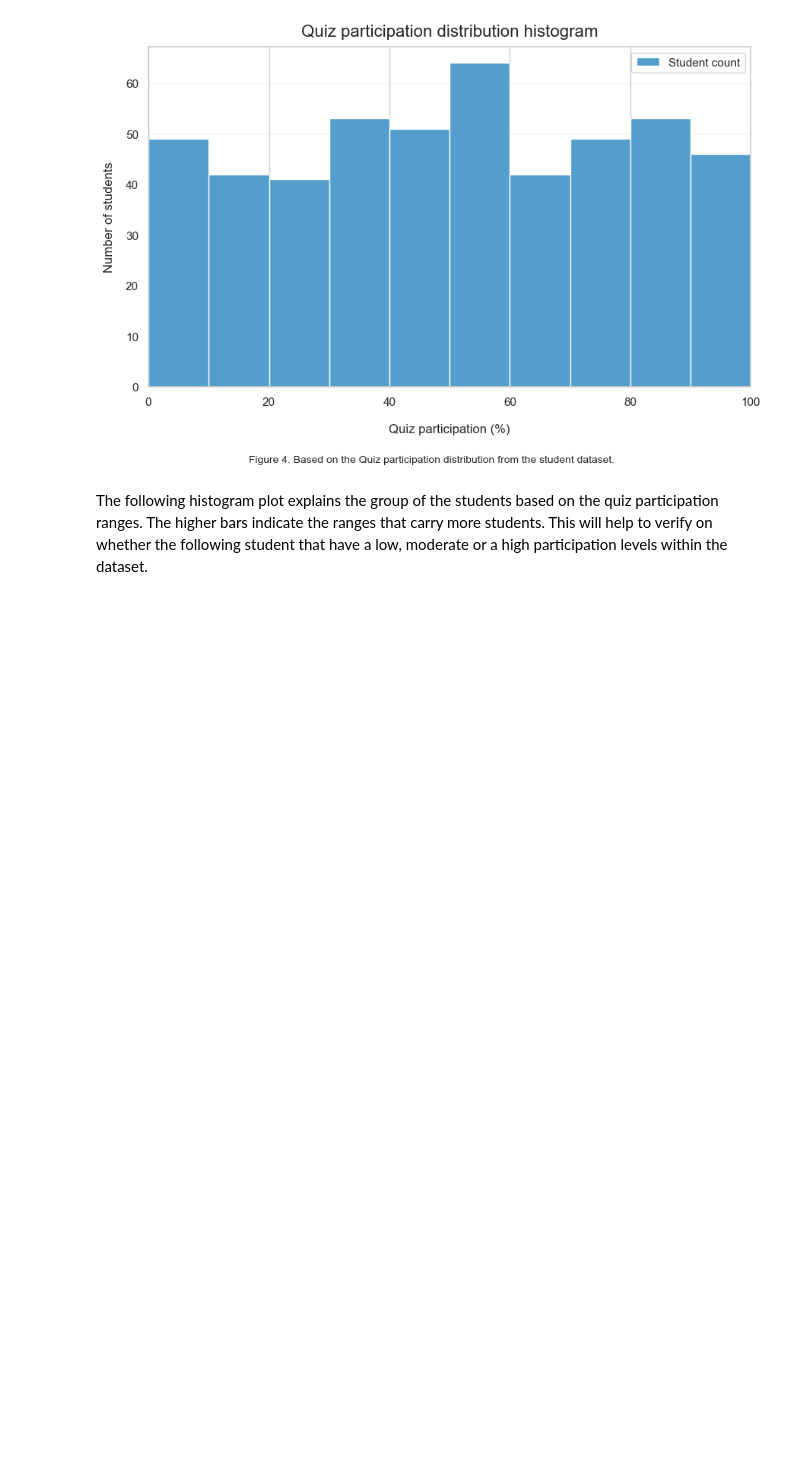
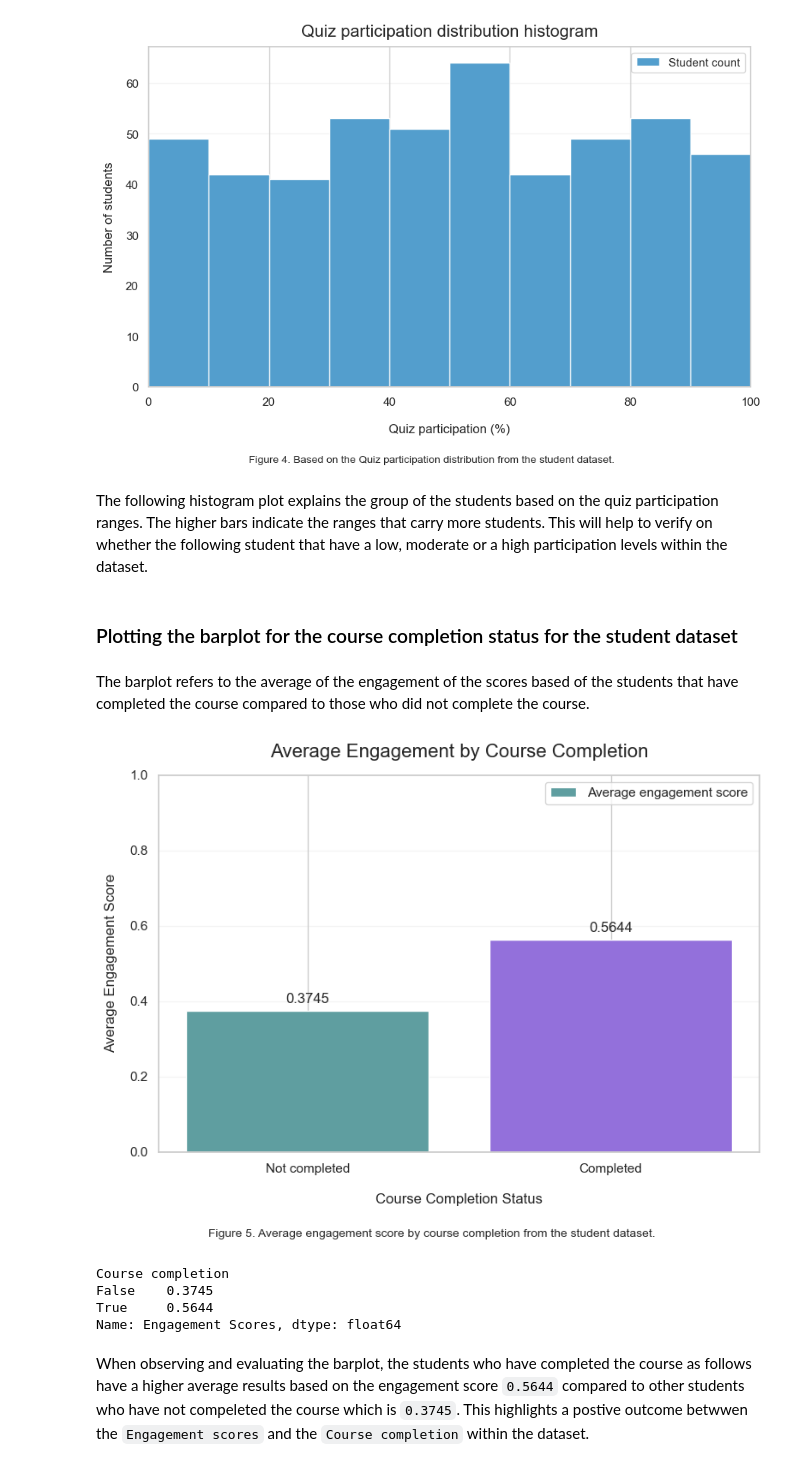
Before and after one commit to x26137216/CA1_AI_Programming, a Jupyter notebook: CA1_AI_Programming.ipynb, the cells around one changed output. Drawn from its saved outputs; the diff is of its cells as text; code cells hidden in the pictures; blank space fills up the shorter version.

```diff
--- a/CA1_AI_Programming.ipynb
+++ b/CA1_AI_Programming.ipynb
@@ -718,3 +718,49 @@ plt.show()
 [figure]
 # %% [markdown]
 The following histogram plot explains the group of the students based on the quiz participation ranges. The higher bars indicate the ranges that carry more students. This will help to verify on whether the following student that have a low, moderate or a high participation levels within the dataset.
+# %% [markdown]
+### Plotting the barplot for the course completion status for the student dataset
+# %% [markdown]
+The barplot refers to the average of the engagement of the scores based of the students that have completed the course compared to those who did not complete the course.
+# %%
+# Plotting the barplot graph for the course completion status
+
+# Setting the visual style for the barplot
+sns.set(style="whitegrid")
+
+# Getting the mean for the course completion status for compeleters and non-completers
+
+finding_mean = student_df_cleaned.groupby("Course completion")["Engagement Scores"].mean().reindex([False, True])
+
+plt.figure(figsize=(8,6))
+
+course_barplot = plt.bar(["Not completed", "Completed"], finding_mean.values,
+                         color = ["cadetblue", "mediumpurple"], label="Average engagement score")
+
+
+for barchart in course_barplot:
+    plt.text(barchart.get_x() + barchart.get_width()/2, barchart.get_height() + 0.02,
+            f"{barchart.get_height():.4f}", ha="center")
+
+plt.title("Average Engagement by Course Completion", pad=15 ,fontsize=16)
+plt.xlabel("Course Completion Status", labelpad=15)
+plt.ylabel("Average Engagement Score", labelpad=10)
+plt.ylim(0, 1)
+plt.legend()
+
+plt.grid(axis="y", alpha=0.2)
+plt.figtext(0.5, 0.01, "Figure 5. Average engagement score by course completion from the student dataset.", ha="center", fontsize=10)
+plt.tight_layout(rect=(0, 0.04, 1, 1))
+plt.savefig("Engagement_Course_Completion_Bar_Chart.png", dpi=300, bbox_inches="tight")
+plt.show()
+# %% [output]
+[figure, added]
+# %%
+print(finding_mean.round(4))
+# %% [output]
+Course completion
+False    0.3745
+True     0.5644
+Name: Engagement Scores, dtype: float64
+# %% [markdown]
+When observing and evaluating the barplot, the students who have completed the course as follows have a higher average results based on the engagement score `0.5644` compared to other students who have not compeleted the course which is `0.3745`. This highlights a postive outcome betwwen the `Engagement scores` and the `Course completion` within the dataset.
```
Also changed, not shown: 1 other file.
